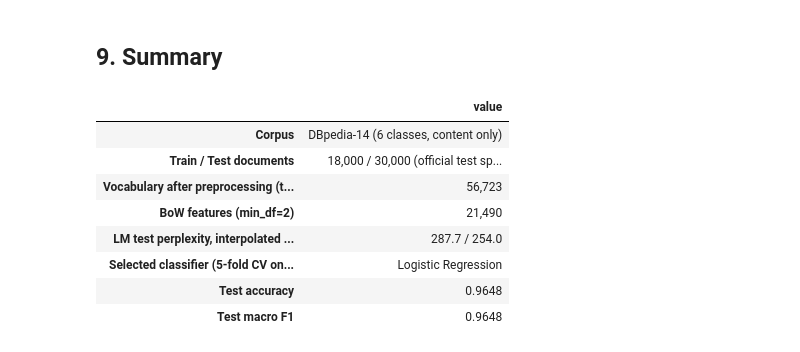
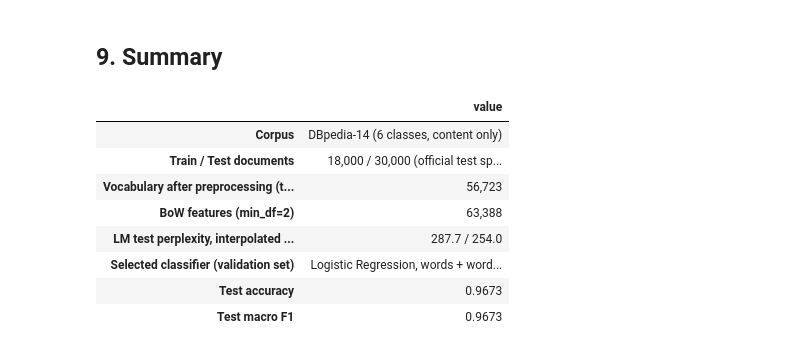
Before and after one commit to arhoformal38-oss/wikipedia-article-classifier, a Jupyter notebook: notebooks/NLP_Project1_DBpedia.ipynb, the cells around one changed output. Drawn from its saved outputs; the diff is of its cells as text; code cells hidden in the pictures.

```diff
--- a/notebooks/NLP_Project1_DBpedia.ipynb
+++ b/notebooks/NLP_Project1_DBpedia.ipynb
@@ -524,5 +563,5 @@ Selected by cross-validation: Logistic Regression
 # %%
-model = candidates[best_name].fit(X_train, y_train)
+model = make_pipeline(*best_cfg).fit(X_train, y_train)      # retrain on all 18,000 training articles
 vectorizer = model.named_steps['bow']
 X_bow = vectorizer.transform(X_train)
 print(f'BoW matrix (train): {X_bow.shape[0]:,} documents x {X_bow.shape[1]:,} features, '
@@ -531,6 +570,8 @@ print('Example vector (first document), non-zero entries:')
 row = X_bow[0]
 print({vectorizer.get_feature_names_out()[j]: int(v) for j, v in zip(row.indices[:15], row.data[:15])})
 
-joblib.dump(model, os.path.join(MODEL_DIR, 'bow_classifier.joblib'))
-print('Saved model to models/bow_classifier.joblib')
+joblib.dump(model, os.path.join(MODEL_DIR, 'bow_classifier.joblib'))            # full pipeline (used by demo.py)
+joblib.dump(vectorizer, os.path.join(MODEL_DIR, 'bow_vectorizer.joblib'))       # CountVectorizer alone
+joblib.dump(model.named_steps['clf'], os.path.join(MODEL_DIR, 'classifier.joblib'))  # classifier alone
+print('Saved models/bow_classifier.joblib, models/bow_vectorizer.joblib, models/classifier.joblib')
 # %% [output]
@@ -556,5 +597,24 @@ metrics = {'model': best_name, 'test_size': int(len(y_test)), 'accuracy': acc, '
            'per_class': classification_report(y_test, y_pred, labels=SELECTED_CLASSES, output_dict=True)}
 with open(os.path.join(RESULTS_DIR, 'test_metrics.json'), 'w') as f:
     json.dump(metrics, f, indent=2)
+pd.DataFrame(metrics['per_class']).T.loc[SELECTED_CLASSES].round(4) \
+  .to_csv(os.path.join(RESULTS_DIR, 'per_class_metrics.csv'), index_label='class')
+config = {'model': best_cfg[0], 'features': 'CountVectorizer (Bag of Words)', 'ngram_range': list(best_cfg[1]),
+          'min_df': 2, ('alpha' if best_cfg[0] == 'Naive Bayes' else 'C'): best_cfg[2],
+          'preprocessing': 'lowercase, strip accents, remove URLs/digits/punctuation, NLTK tokenize, stop words removed, WordNet lemma',
+          'classes': SELECTED_CLASSES, 'train_size': int(len(train_df)), 'test_size': int(len(test_df)),
+          'seed': SEED, 'test_accuracy': round(acc, 4), 'test_macro_f1': round(f1, 4)}
+with open(os.path.join(MODEL_DIR, 'config.json'), 'w') as f:
+    json.dump(config, f, indent=2)
+
+# For reference only (after the choice was made): the best Naive Bayes configuration on the same test set
+best_nb = val_table[val_table.model == 'Naive Bayes'].iloc[0]['_cfg']
+nb_pred = make_pipeline(*best_nb).fit(X_train, y_train).predict(X_test)
+comparison = pd.DataFrame([
+    {'model': f'{best_cfg[0]} (selected)', 'features': val_table.iloc[0]['features'], 'test_accuracy': acc, 'test_macro_f1': f1},
+    {'model': 'Naive Bayes', 'features': val_table[val_table.model == 'Naive Bayes'].iloc[0]['features'],
+     'test_accuracy': accuracy_score(y_test, nb_pred), 'test_macro_f1': f1_score(y_test, nb_pred, average='macro')}]).round(4)
+comparison.to_csv(os.path.join(RESULTS_DIR, 'test_comparison.csv'), index=False)
+display(comparison)
 # %% [output]
 Model: Logistic Regression   |   test documents: 30,000
@@ -740,25 +811,25 @@ Text: The Glass Garden is a novel by a British author published in 2004 that fol
 # %%
 summary = pd.Series({
     'Corpus': 'DBpedia-14 (6 classes, content only)',
     'Train / Test documents': f'{len(train_df):,} / {len(test_df):,} (official test split)',
     'Vocabulary after preprocessing (train)': f"{stats['vocabulary size after preprocessing (train)']:,}",
     'BoW features (min_df=2)': f'{len(feats):,}',
     'LM test perplexity, interpolated bigram / trigram': f"{ppl.iloc[1, 2]} / {ppl.iloc[3, 2]}",
-    'Selected classifier (5-fold CV on train)': best_name,
+    'Selected classifier (validation set)': f'{best_cfg[0]}, {val_table.iloc[0]["features"]}, {val_table.iloc[0]["setting"]}',
     'Test accuracy': f'{acc:.4f}',
     'Test macro F1': f'{f1:.4f}',
 }, name='value')
 summary.to_frame()
 # %% [output]
 |  | value |
 | Corpus | DBpedia-14 (6 classes, content only) |
 | Train / Test documents | 18,000 / 30,000 (official test sp... |
 | Vocabulary after preprocessing (t... | 56,723 |
-| BoW features (min_df=2) | 21,490 |
+| BoW features (min_df=2) | 63,388 |
 | LM test perplexity, interpolated ... | 287.7 / 254.0 |
-| Selected classifier (5-fold CV on... | Logistic Regression |
-| Test accuracy | 0.9648 |
-| Test macro F1 | 0.9648 |
+| Selected classifier (validation set) | Logistic Regression, words + word... |
+| Test accuracy | 0.9673 |
+| Test macro F1 | 0.9673 |
 # %% [markdown]
 ### Files kept for Project 2
 | Path | Content |
```
Also changed, not shown: parts of 20 cells of this notebook, 25 other files.
